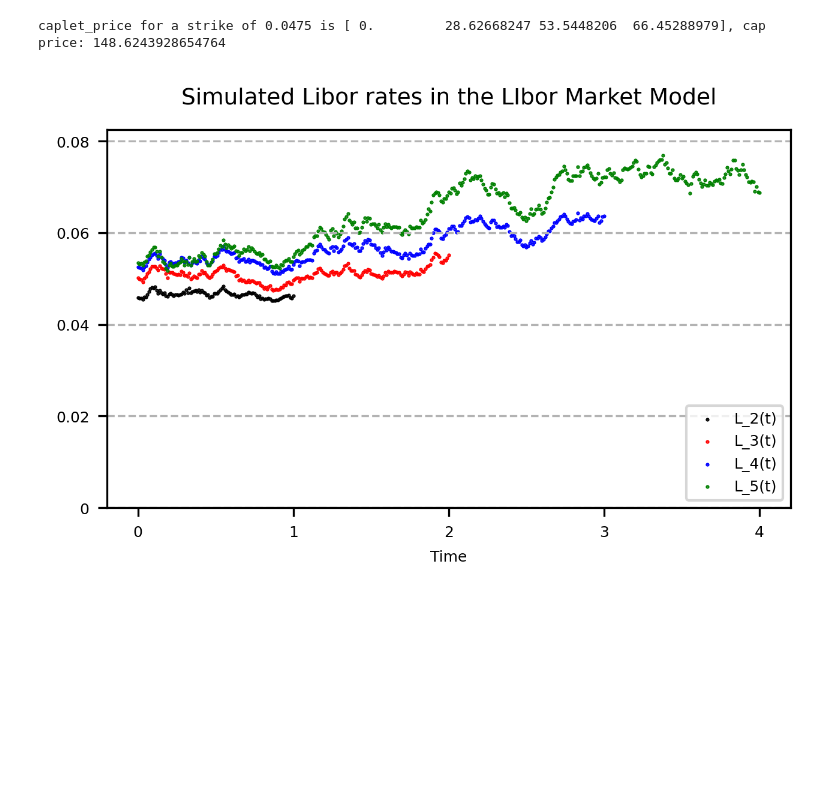
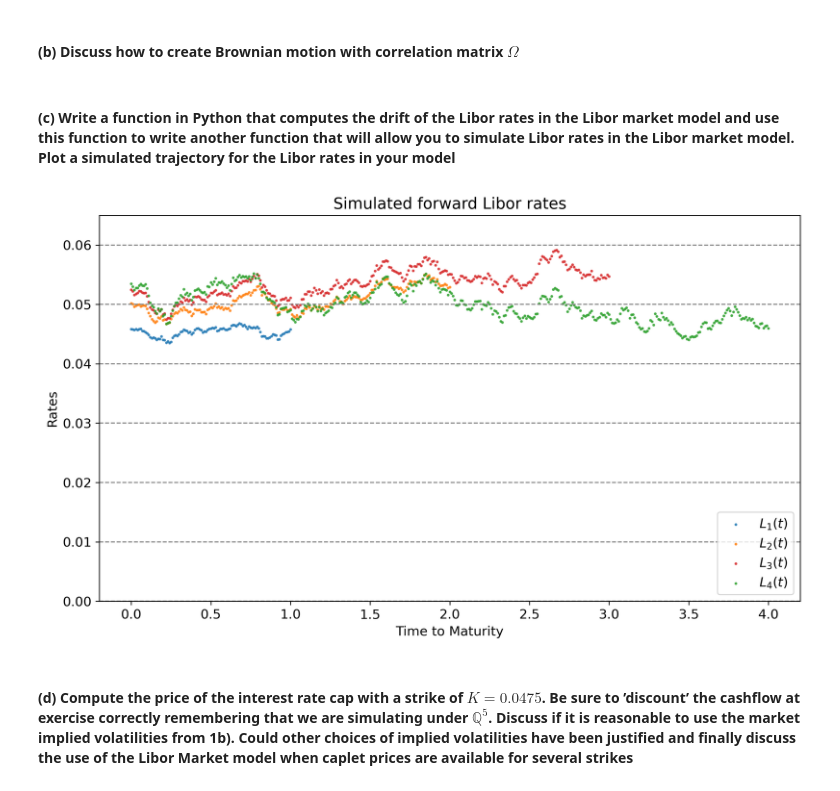
Before and after one commit to johanoelgaard/FixedIncome, a Jupyter notebook: Examples/LIBOR/LIBOR.ipynb, the cells around one changed output. Drawn from its saved outputs; the diff is of its cells as text; code cells hidden in the pictures; blank space fills up the shorter version.

```diff
--- a/Examples/LIBOR/LIBOR.ipynb
+++ b/Examples/LIBOR/LIBOR.ipynb
@@ -96,14 +113,16 @@ cap annual premium: 74.7557889206112
 # %%
+sigma_market_050 = np.array([0,0,0.045,0.057,0.073,0.096])
+strike = 0.05
 # Problem 1d
-strike = 0.05
 price_caplet_1d = np.zeros(M)
 for i in range(2,M):
-    price_caplet_1d[i] = fid.black_caplet_price(sigma_market_1d[i],T[i],strike,alpha[i],p[i],L[i],type = 'call')
-print(f"caplet prices: {price_caplet_1d*10000}")
+    price_caplet_1d[i] = fid.black_caplet_price(sigma_market_050[i],T[i],strike,alpha[i],p[i],L[i],type = 'call')
+
+print(f"caplet prices: {price_caplet_1d*10000} bps.")
 price_cap_1d = sum(price_caplet_1d)
-print(f"cap price: {price_cap_1d*10000}.")
+print(f"cap price: {price_cap_1d*10000} bps.")
 R_swap_1d, S_swap_1d = fid.swap_rate_from_zcb_prices(0,0,5,"annual",T,p)
 print(f"R_swap_1d: {R_swap_1d}, S_swap_1d: {S_swap_1d}")
 premium_1d = price_cap_1d/S_swap_1d
-print(f"cap annual premium_1d: {premium_1d*10000}")
+print(f"cap annual premium_1d: {premium_1d*10000} bps.")
 # %% [output]
@@ -165,53 +220,46 @@ Here we are using the higher sigmas (form 5%) to simulate which is a more conser
+# %% [markdown]
+#### (b) Discuss how to create Brownian motion with correlation matrix $\Omega$
+# %% [markdown]
+#### (c) Write a function in Python that computes the drift of the Libor rates in the Libor market model and use this function to write another function that will allow you to simulate Libor rates in the Libor market model. Plot a simulated trajectory for the Libor rates in your model
 # %%
-# Problem 3 - Simulation of the Libor market model
 np.random.seed(2024) # seed not used by JLS but used by me for reproducibility
 M_simul, T_simul = 400, 4
+t_simul = np.array([i*T_simul/M_simul for i in range(0,M_simul+1)])
+Omega = np.array([[1,0.5,0.9,0.85],[0.95,1,0.95,0.9],[0.9,0.95,1,0.95],[0.85,0.9,0.95,1]])
+rho_sqrt = sqrtm(Omega)
+
 sigma_lmm = np.zeros([M-2])
 for i in range(0,M-2):
-    sigma_lmm[i] = sigma_market_1b[i+2]*np.sqrt(T[i+2]/T[i+1])
-rho = np.array([[1,0.5,0.9,0.85],[0.95,1,0.95,0.9],[0.9,0.95,1,0.95],[0.85,0.9,0.95,1]])
-rho_sqrt = sqrtm(rho)
-L_simul = fid.simul_lmm(L[2:M],T[1:M],sigma_lmm,rho,M_simul)
-t_simul = np.array([i*T_simul/M_simul for i in range(0,M_simul+1)])
+    sigma_lmm[i] = sigma_market_045[i+2]*np.sqrt(T[i+2]/T[i+1])
+    sigma_lmm[i] = sigma_market_045[i+2]/np.sqrt(T[i+2]-T[i+1])
 
+# simulate once
+L_simul = fid.simul_lmm(L[2:M],T[1:M],sigma_lmm,Omega,M_simul)
+
+
+np.random.seed(2025)
 strike_lmm = 0.0475
 N_simul = 1000
-caplet_price_3, L_exercise = np.zeros(M-2), np.zeros(M-2)
+L_exercise = np.zeros(M-2)
 chi_disc = np.zeros([M-2,N_simul])
 for n in range(0,N_simul):
-    L_simul = fid.simul_lmm(L[2:M],T[1:M],sigma_lmm,rho,M_simul)
+    # path
+    L_simul = fid.simul_lmm(L[2:M],T[1:M],sigma_lmm,Omega,M_simul)
+
+    # exercise values
     for j in range(0,M-2):
         L_exercise[j] = L_simul[j,int(j*M_simul/4)+1]
         chi_disc[j,n] = p[-1]*alpha[j+2]*max(L_exercise[j] - strike_lmm,0)
         for k in range(j,M-2):
             chi_disc[j,n] *= (1+alpha[k+2]*L_exercise[k])
-for i in range(0,M-2):
-    caplet_price_3[i] = sum(chi_disc[i,:])/N_simul*10000
-print(f"caplet_price for a strike of {strike_lmm} is {caplet_price_3}, cap price: {sum(caplet_price_3)}")
 
+simul_plot = [{'label':'$L_1(t)$', 'x':t_simul, 'y':L_simul[0,:],'s':10},
+              {'label':'$L_2(t)$', 'x':t_simul, 'y':L_simul[1,:],'s':10},
+              {'label':'$L_3(t)$', 'x':t_simul, 'y':L_simul[2,:],'s':10},
+              {'label':'$L_4(t)$', 'x':t_simul, 'y':L_simul[3,:],'s':10}]
 
-fig = plt.figure(constrained_layout=False, dpi = 300, figsize = (5,3))
-fig.suptitle(f"Simulated Libor rates in the LIbor Market Model", fontsize = 9)
-gs = fig.add_gridspec(nrows=1,ncols=1,left=0.12,bottom=0.2,right=0.88,top=0.90,wspace=0,hspace=0)
-ax = fig.add_subplot(gs[0,0])
-xticks = np.array([0,1,2,3,4])
-ax.set_xticks(xticks)
-ax.set_xticklabels(xticks,fontsize = 6)
-ax.set_xlim([xticks[0]+-0.2,xticks[-1]+0.2])
-# ax.set_xlim([xticks[0]+-0.2,2+0.2])
-plt.xlabel(f"Time",fontsize = 6)
-ax.set_yticks([0,0.02,0.04,0.06,0.08])
-ax.set_yticklabels([0,0.02,0.04,0.06,0.08],fontsize = 6)
-ax.set_ylim([0,0.0825])
-plt.grid(axis = 'y', which='major', color=(0.7,0.7,0.7,0), linestyle='--')
-p1 = ax.scatter(t_simul, L_simul[0,:], s = 1, color = 'black', marker = ".",label="L_2(t)")
-p2 = ax.scatter(t_simul, L_simul[1,:], s = 1, color = 'red', marker = ".",label="L_3(t)")
-p3 = ax.scatter(t_simul, L_simul[2,:], s = 1, color = 'blue', marker = ".",label="L_4(t)")
-p4 = ax.scatter(t_simul, L_simul[3,:], s = 1, color = 'green', marker = ".",label="L_5(t)")
-plots = [p1,p2,p3,p4]
-labels = [item.get_label() for item in plots]
-ax.legend(plots,labels,loc="lower right",fontsize = 6)
-plt.show()
+plot.rates(simul_plot, title = 'Simulated forward Libor rates',)
 # %% [output]
-caplet_price for a strike of 0.0475 is [ 0.         28.62668247 53.5448206  66.45288979], cap price: 148.6243928654764
-[figure, old version]
+[figure, new version]
+# %% [markdown]
+#### (d) Compute the price of the interest rate cap with a strike of $K = 0.0475$. Be sure to ’discount’ the cashflow at exercise correctly remembering that we are simulating under $\mathbb{Q}^5$. Discuss if it is reasonable to use the market implied volatilities from 1b). Could other choices of implied volatilities have been justified and finally discuss the use of the Libor Market model when caplet prices are available for several strikes
```
Also changed, not shown: parts of 27 cells of this notebook, 6 other files.
